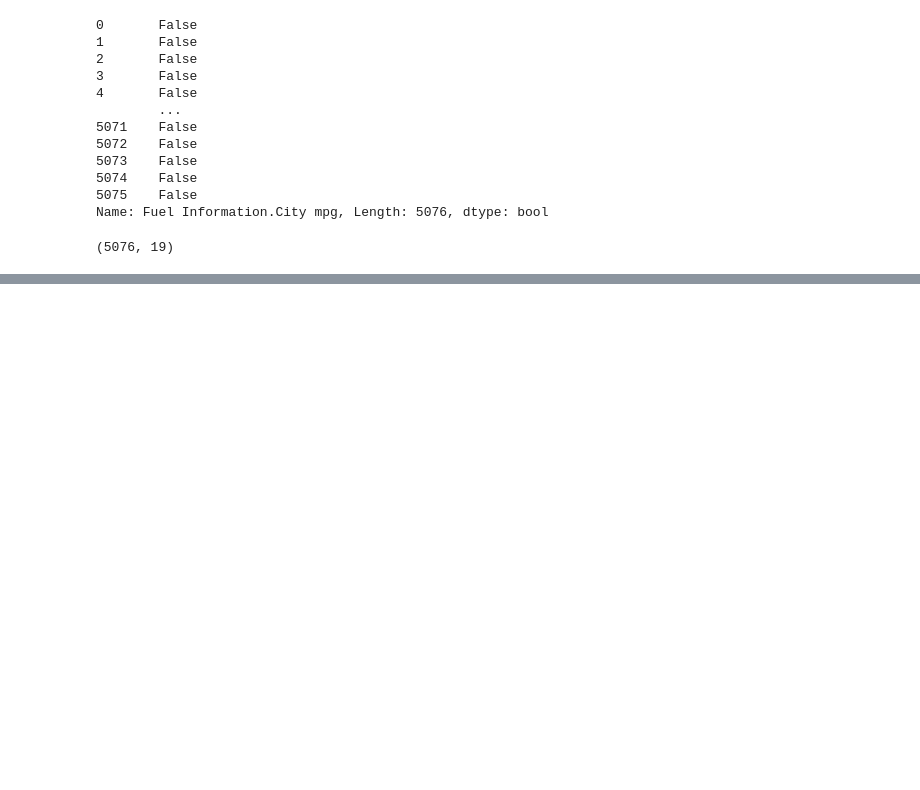
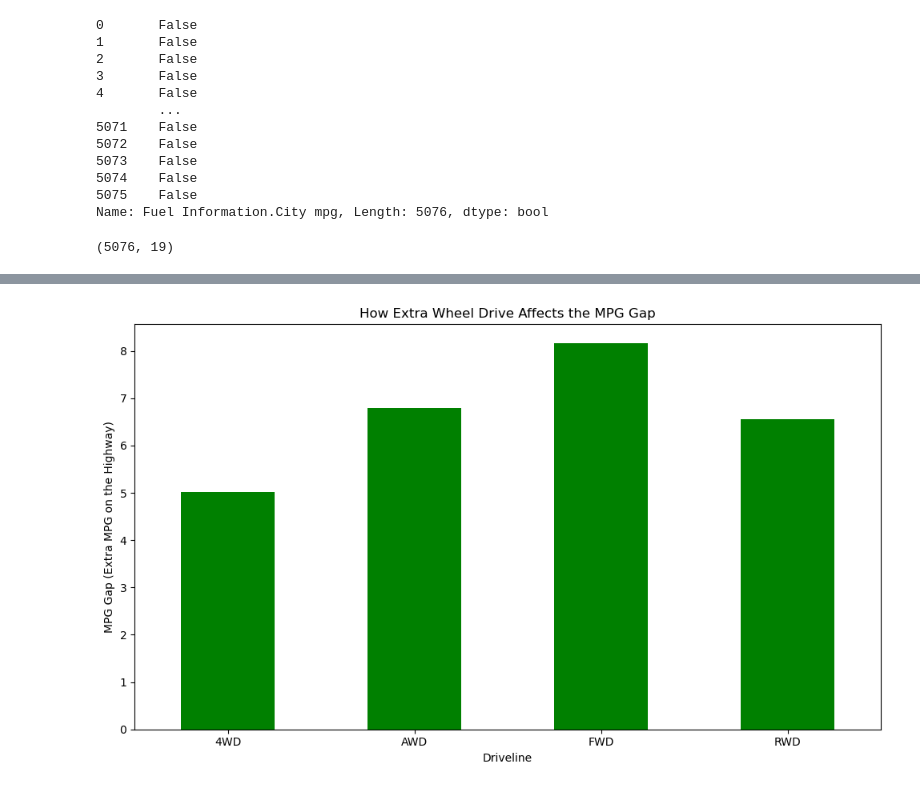
Before and after one commit to robshe26/CS130-Final, a Jupyter notebook: analysis.ipynb, the cells around one changed output, grey strips where cells are left out. Drawn from its saved outputs; the diff is of its cells as text; code cells hidden in the pictures; blank space fills up the shorter version.

```diff
--- a/analysis.ipynb
+++ b/analysis.ipynb
@@ -118,0 +418,5 @@ Tim ate 3 slices of pie.
+# %%
+# the groupby and map functions to calculate the average MPG gap for each driveline type and add it as a new column to the DataFrame
+avg_gap_driveline = cars_clean.groupby('Driveline')['MPG_Gap'].mean()
+cars_clean['avg_gap_driveline'] = cars_clean['Driveline'].map(avg_gap_driveline)
+cars_clean.head()
@@ -118,0 +456,16 @@ Tim ate 3 slices of pie.
+# %%
+avg_gap_driveline.plot(
+    x='Driveline',
+    y='MPG_Gap',
+    kind='bar',
+    figsize=(10, 6),
+    color=['green']
+)
+plt.title('How Extra Wheel Drive Affects the MPG Gap')
+plt.ylabel('MPG Gap (Extra MPG on the Highway)')
+plt.xticks(rotation=0)
+plt.tight_layout()
+plt.savefig('driveline_bar.png')
+plt.show()
+# %% [output]
+[figure, added]
```
Also changed, not shown: parts of 27 cells of this notebook, 2 other files.
